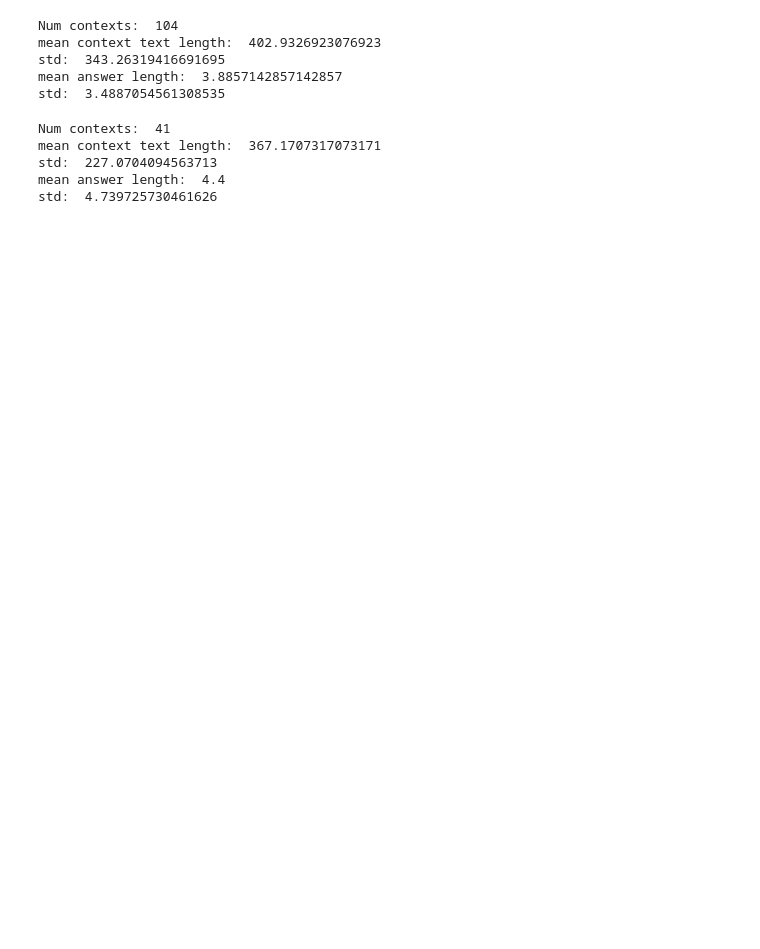
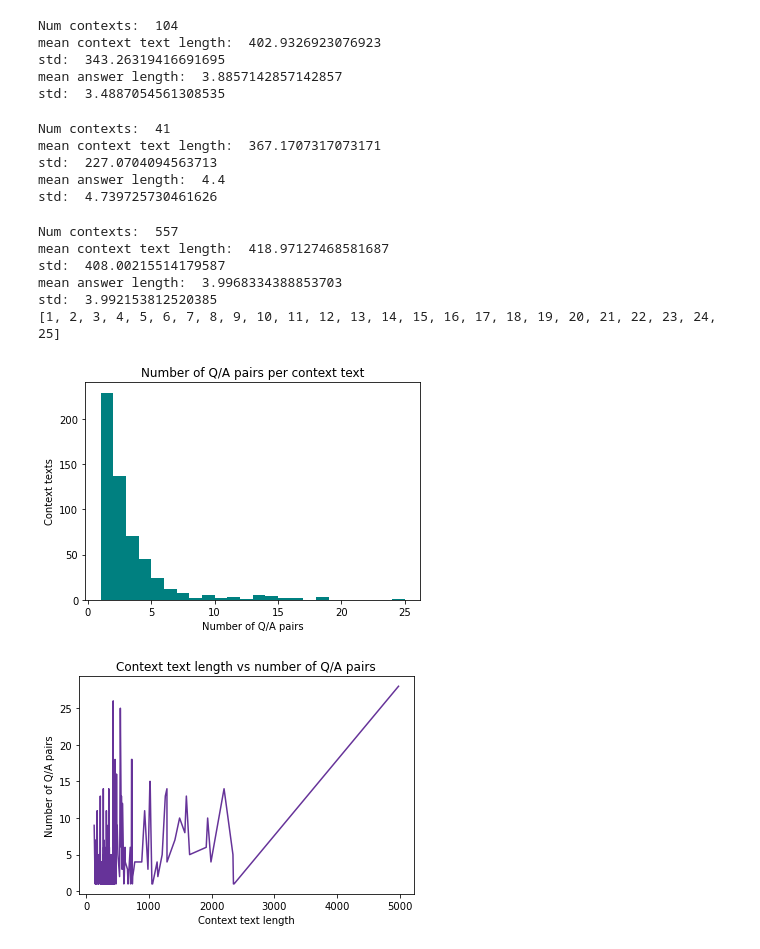
Before and after one commit to filippak/rc-answer-generation, a Jupyter notebook: data-analysis/data_analysis/questions_per_context.ipynb, the cells around one changed output. Cells and saved outputs as stored; diff of their text form; code cells hidden in the pictures; blank space fills up the shorter version.

```diff
--- a/data-analysis/data_analysis/questions_per_context.ipynb
+++ b/data-analysis/data_analysis/questions_per_context.ipynb
@@ -25,9 +25,16 @@ df_train.head()
 # %%
 def plot_question_distribution(data):
-    plt.hist(data.values(), density=True, bins=10, color='g')
-    plt.ylabel('%')
-    plt.xlabel('Number of questions for context')
-    plt.title('Number of question per context')
+    # plt.hist(data.values(), density=True, bins=10, color='g')
+    min = np.min(np.array(list(data.values())))
+    max = np.max(np.array(list(data.values())))
+    print(min)
+    print(max)
+    bins = list(range(min, max+1))
+    print(bins)
+    plt.hist(data.values(), bins=bins, color='teal')
+    plt.ylabel('Context texts')
+    plt.xlabel('Number of Q/A pairs')
+    plt.title('Number of Q/A pairs per context text')
     plt.show()
 
 def plot_question_coubnt_vs_length(c_count_dict, c_length_dict):
@@ -38,11 +45,11 @@ def plot_question_coubnt_vs_length(c_count_dict, c_length_dict):
         c_length.append(c_length_dict[key])
     # sort the two lists in ascending
     c_length, c_count = zip(*sorted(zip(c_length, c_count)))
-    plt.plot(c_length, c_count, color='g')
-    plt.xlim(100, 1000)
-    plt.ylabel('number of questions')
+    plt.plot(c_length, c_count, color='rebeccapurple')
+    # plt.xlim(100, 1000)
+    plt.ylabel('Number of Q/A pairs')
     plt.xlabel('Context text length')
-    plt.title('Context text length vs num questions')
+    plt.title('Context text length vs number of Q/A pairs')
     plt.show()
 # %%
 def get_answer_statistics(df):
@@ -113,3 +121,21 @@ mean context text length:  367.1707317073171
 std:  227.0704094563713
 mean answer length:  4.4
 std:  4.739725730461626
+# %%
+dict, l_dict, lengths = count_questions_per_answers(df_train_eval)
+print('mean context text length: ', np.mean(lengths))
+print('std: ', np.std(lengths))
+ans_lengths = get_answer_statistics(df_train_eval)
+print('mean answer length: ', np.mean(ans_lengths))
+print('std: ', np.std(ans_lengths))
+plot_question_distribution(dict)
+plot_question_coubnt_vs_length(dict, l_dict)
+# %% [output]
+Num contexts:  557
+mean context text length:  418.97127468581687
+std:  408.00215514179587
+mean answer length:  3.9968334388853703
+std:  3.992153812520385
+[1, 2, 3, 4, 5, 6, 7, 8, 9, 10, 11, 12, 13, 14, 15, 16, 17, 18, 19, 20, 21, 22, 23, 24, 25]
+[figure, added]
+[figure, added]
```
Also changed, not shown: parts of 2 cells of this notebook, 18 other files.
